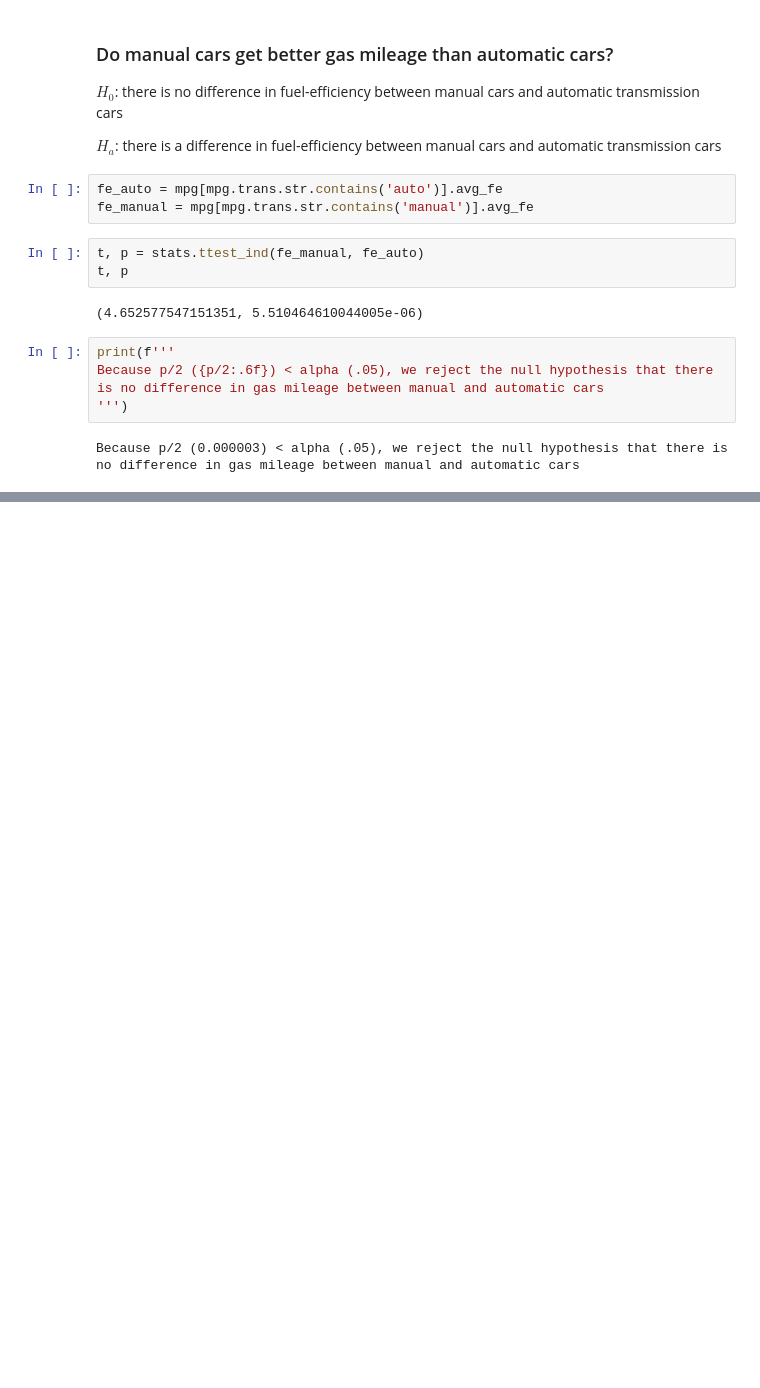
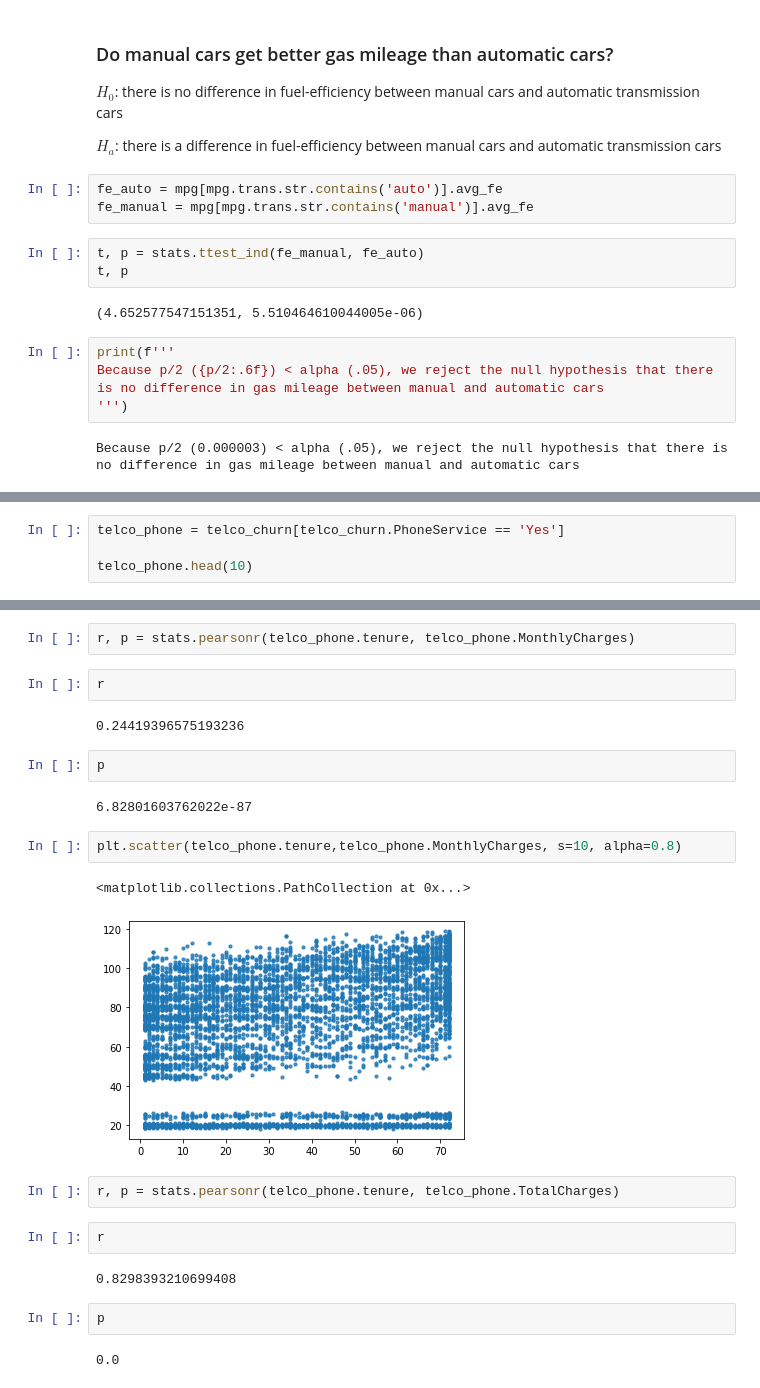
Before and after one commit to johngrinstead/statistics-exercises, a Jupyter notebook: hypothesis_testing.ipynb, the cells around one changed output, grey strips where cells are left out. Saved outputs shown, nothing was run; the diff lists cells and outputs as text; blank space fills up the shorter version.

```diff
--- a/hypothesis_testing.ipynb
+++ b/hypothesis_testing.ipynb
@@ -185,0 +256,4 @@ Because p/2 (0.000003) < alpha (.05), we reject the null hypothesis that there i
+# %%
+telco_phone = telco_churn[telco_churn.PhoneService == 'Yes']
+
+telco_phone.head(10)
@@ -185,0 +273,25 @@ Because p/2 (0.000003) < alpha (.05), we reject the null hypothesis that there i
+# %%
+r, p = stats.pearsonr(telco_phone.tenure, telco_phone.MonthlyCharges)
+# %%
+r
+# %% [output]
+0.24419396575193236
+# %%
+p
+# %% [output]
+6.82801603762022e-87
+# %%
+plt.scatter(telco_phone.tenure,telco_phone.MonthlyCharges, s=10, alpha=0.8)
+# %% [output]
+<matplotlib.collections.PathCollection at 0x...>
+[figure, added]
+# %%
+r, p = stats.pearsonr(telco_phone.tenure, telco_phone.TotalCharges)
+# %%
+r
+# %% [output]
+0.8298393210699408
+# %%
+p
+# %% [output]
+0.0
```
Also changed, not shown: parts of 27 cells of this notebook, 2 other files.
